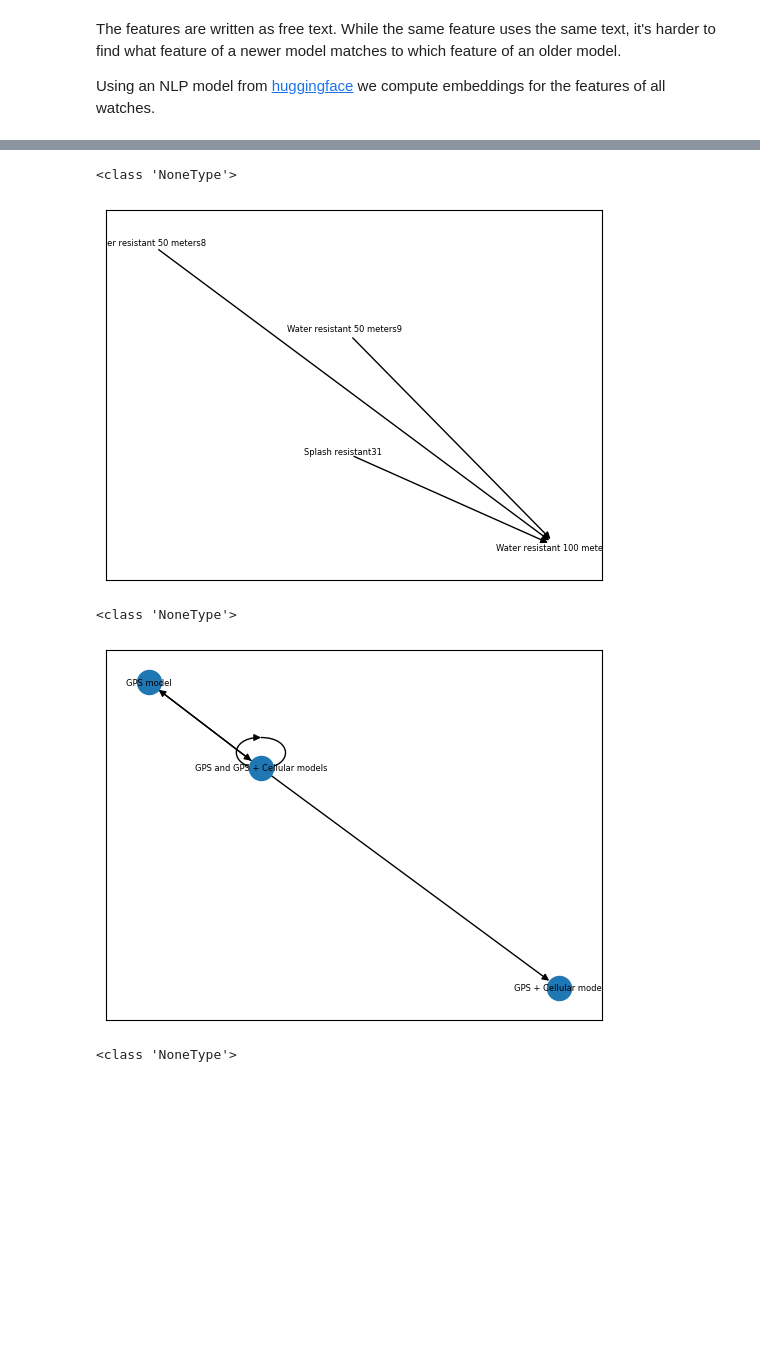
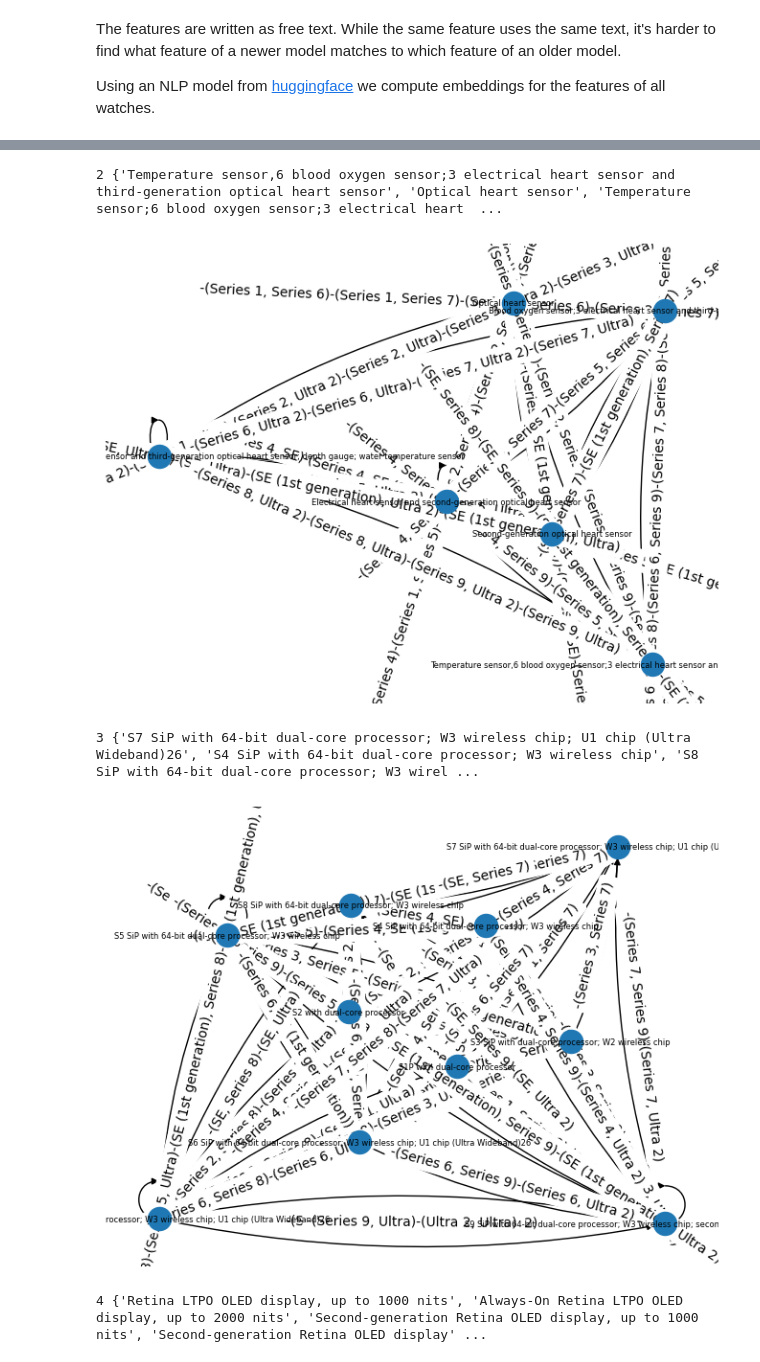
Before and after one commit to jhereth/apple-watch-analysis, a Jupyter notebook: analysis.ipynb, the cells around one changed output, grey strips where cells are left out. Saved outputs shown, nothing was run; the diff lists cells and outputs as text; code cells hidden in the pictures; blank space fills up the shorter version.

```diff
--- a/analysis.ipynb
+++ b/analysis.ipynb
@@ -151,22 +153,34 @@ for w in watches:
 # pprint(features)
 G = nx.DiGraph()
 G.add_nodes_from(features)
-edge_labels = {}
+edge_labels = defaultdict(lambda: "")
 for (w1, w2) in itertools.combinations(watches, 2):
     for (s, t) in mappings[(w1, w2)].items():
         # print(w1.name, w2.name, s, t)
-        G.add_edge(*(e:=w1.features[s], w2.features[t]))
-        edge_labels[e]=(w1,w2)
-print(G.number_of_nodes(), G.number_of_edges())
-for (i,n) in enumerate(G.nodes()):
-    # print(i,n)
-    edgs = [_ for _ in G.edges if n in _]
-    nghs = list(G.neighbors(n))
-    nx.draw_networkx(G, nodelist = nghs, edgelist = edgs, font_size=6)
-    nx.draw_networkx_edge_labels(G, nodelist = nghs, edgelist = edgs, edge_labels=edge_labels)
-    # ax.set_axis_off()
+        G.add_edge(*(e:=(w1.features[s], w2.features[t])))
+        # print(e)
+        # edge_labels[e]+=f"-({w1.name[12:]}, {w2.name[12:]})"
+        if e[0] != e[1]:
+            edge_labels[e]+=f"-({w1.name[12:]}, {w2.name[12:]})"
+GC = list(nx.connected_components(G.to_undirected()))
+print(G.number_of_nodes(), G.number_of_edges(), len(list(GC)))
+
+# print("edges", nx.get_edge_attributes(G, "weight"))
+# print(edge_labels)
+for (i, component) in enumerate(GC):
+    print(i, component)
+    sG = G.subgraph(component)
+    # print("type", type(sG))
+    # print("edges", sG.edges)
+    pos = nx.spring_layout(sG)
+    # print(pos)
+    plt.figure()
+    nx.draw(sG, pos, with_labels=True, connectionstyle='arc3, rad = 0.1', font_size=6)
+    nx.draw_networkx_edge_labels(sG, pos, edge_labels={e:l for (e,l) in edge_labels.items() if any(n in e for n in component)})
+    # plt.axis_off()
     # fig.tight_layout()
     plt.show()
-    if i > 3:
-        break
+    if i >= 0:
+        # break
+        pass
 # %% [output]
@@ -178,5 +192,5 @@ for (i,n) in enumerate(G.nodes()):
-<class 'NoneType'>
+2 {'Temperature sensor,6 blood oxygen sensor;3 electrical heart sensor and third-generation optical heart sensor', 'Optical heart sensor', 'Temperature sensor;6 blood oxygen sensor;3 electrical heart  ...
-[figure, old version]
+[figure, new version]
-<class 'NoneType'>
+3 {'S7 SiP with 64-bit dual-core processor; W3 wireless chip; U1 chip (Ultra Wideband)26', 'S4 SiP with 64-bit dual-core processor; W3 wireless chip', 'S8 SiP with 64-bit dual-core processor; W3 wirel ...
-[figure, old version]
+[figure, new version]
-<class 'NoneType'>
+4 {'Retina LTPO OLED display, up to 1000 nits', 'Always-On Retina LTPO OLED display, up to 2000 nits', 'Second-generation Retina OLED display, up to 1000 nits', 'Second-generation Retina OLED display' ...
```
Also changed, not shown: parts of 22 cells of this notebook, 4 other files.
